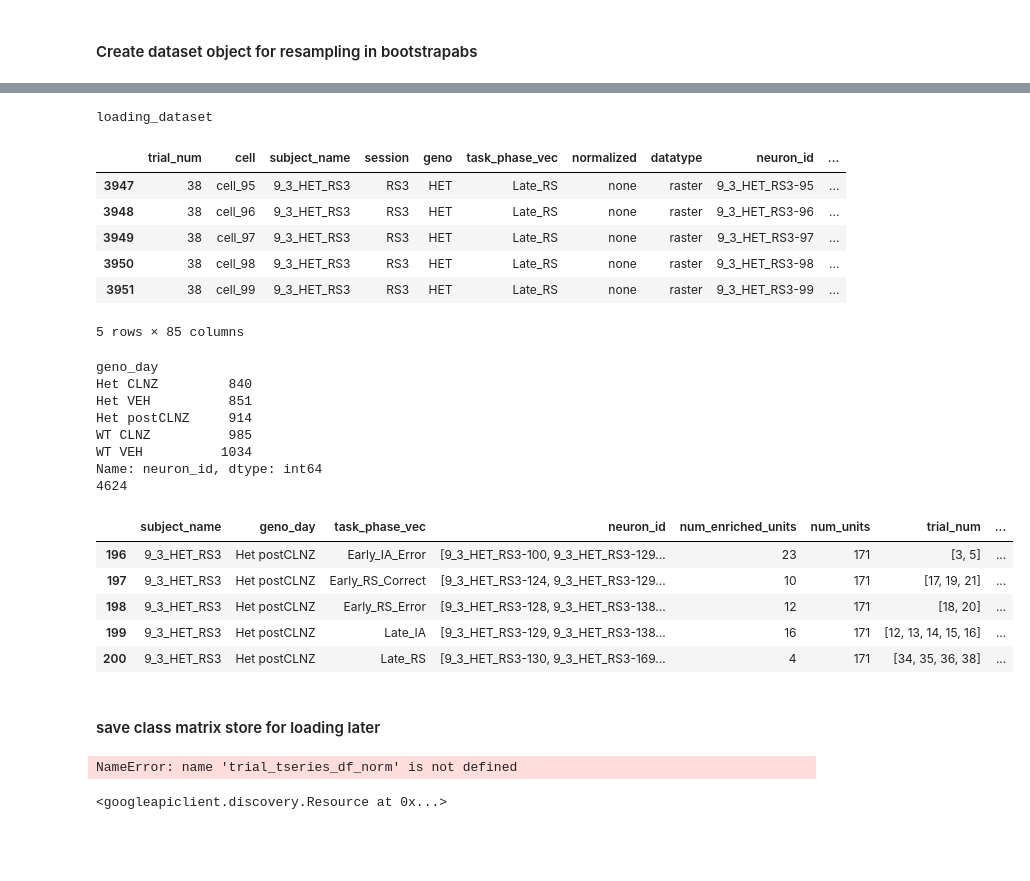
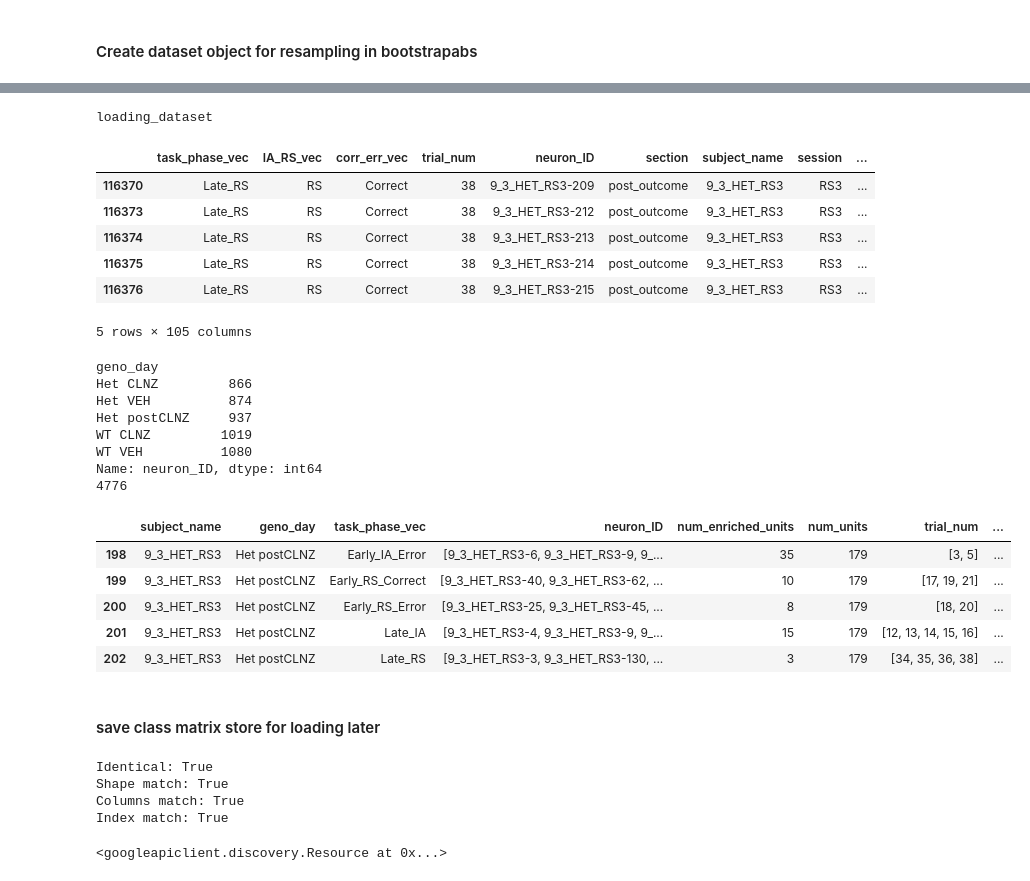
Before and after one commit to cjohnsoncruz/lightning_autoencoder, a Jupyter notebook: autoencoder_training_cloud_run_v2_streamline.ipynb, the cells around one changed output, grey strips where cells are left out. Cells and saved outputs as stored; diff of their text form; code cells hidden in the pictures; blank space fills up the shorter version.

```diff
--- a/autoencoder_training_cloud_run_v2_streamline.ipynb
+++ b/autoencoder_training_cloud_run_v2_streamline.ipynb
@@ -135,5 +143,16 @@ Created folder: /content/output//model_results/01_Jan_2026\
 # %%
-new_trial_df_filename = r"python-made_trial_timeseries_raster_2025-12-21 12.parquet"
+# new_trial_df_filename = r"python-made_trial_timeseries_raster_2025-12-21 12.parquet"
+# matlab 10K run:
+new_trial_df_filename = r'matlab-made_trial_timeseries_normalized_2026-01-31 17.parquet'
+use_new_dataset = True
+if use_new_dataset:
+    #if data is from new_dataset
+    subject_col = 'subject_name'
+    unit_ID_col = 'neuron_ID'
+else:
+    #if data is from old dataset:
+    subject_col = 'name'
+    unit_ID_col = 'unique_ID'
 # %%
 #declare loc/names of files to read
 load_dataset = True
@@ -146,38 +165,38 @@ if load_dataset:
 trial_tseries_df_norm.tail()
 # %% [output]
 loading_dataset
-|  | trial_num | cell | subject_name | session | geno | task_phase_vec | normalized | datatype | neuron_id | ... |
-| 3947 | 38 | cell_95 | 9_3_HET_RS3 | RS3 | HET | Late_RS | none | raster | 9_3_HET_RS3-95 | ... |
-| 3948 | 38 | cell_96 | 9_3_HET_RS3 | RS3 | HET | Late_RS | none | raster | 9_3_HET_RS3-96 | ... |
-| 3949 | 38 | cell_97 | 9_3_HET_RS3 | RS3 | HET | Late_RS | none | raster | 9_3_HET_RS3-97 | ... |
-| 3950 | 38 | cell_98 | 9_3_HET_RS3 | RS3 | HET | Late_RS | none | raster | 9_3_HET_RS3-98 | ... |
-| 3951 | 38 | cell_99 | 9_3_HET_RS3 | RS3 | HET | Late_RS | none | raster | 9_3_HET_RS3-99 | ... |
+|  | task_phase_vec | IA_RS_vec | corr_err_vec | trial_num | neuron_ID | section | subject_name | session | ... |
+| 116370 | Late_RS | RS | Correct | 38 | 9_3_HET_RS3-209 | post_outcome | 9_3_HET_RS3 | RS3 | ... |
+| 116373 | Late_RS | RS | Correct | 38 | 9_3_HET_RS3-212 | post_outcome | 9_3_HET_RS3 | RS3 | ... |
+| 116374 | Late_RS | RS | Correct | 38 | 9_3_HET_RS3-213 | post_outcome | 9_3_HET_RS3 | RS3 | ... |
+| 116375 | Late_RS | RS | Correct | 38 | 9_3_HET_RS3-214 | post_outcome | 9_3_HET_RS3 | RS3 | ... |
+| 116376 | Late_RS | RS | Correct | 38 | 9_3_HET_RS3-215 | post_outcome | 9_3_HET_RS3 | RS3 | ... |
-5 rows × 85 columns
+5 rows × 105 columns
 # %%
 #once loaded, derive info from metadata
 stage_names = sorted(trial_tseries_df_norm['task_phase_vec'].unique())#hardcode the stage_names (to not rely on the order of the 'unique() vector of the df
 numeric_col = get_numeric_cols_timeseries(trial_tseries_df_norm, " to ") #in external_functions.py
 # note informative stats for refernce later if necessary
-subject_stage_info_df = get_subject_stage_info_df(trial_tseries_df_norm, cell_id_name_col = 'neuron_id', subj_name_col = 'subject_name')#.rename({'neuron_id': "unique_ID"},axis = 1) # get subj level dfs
-n_total_units = trial_tseries_df_norm.groupby(by = 'geno_day')['neuron_id'].nunique()
+subject_stage_info_df = get_subject_stage_info_df(trial_tseries_df_norm, cell_id_name_col = unit_ID_col, subj_name_col = 'subject_name')#.rename({unit_ID_col: "unique_ID"},axis = 1) # get subj level dfs
+n_total_units = trial_tseries_df_norm.groupby(by = 'geno_day')[unit_ID_col].nunique()
 print(n_total_units)
 print(n_total_units.sum())
 subject_stage_info_df.tail()
 # %% [output]
 geno_day
-Het CLNZ         840
-Het VEH          851
-Het postCLNZ     914
-WT CLNZ          985
-WT VEH          1034
-Name: neuron_id, dtype: int64
-4624
+Het CLNZ         866
+Het VEH          874
+Het postCLNZ     937
+WT CLNZ         1019
+WT VEH          1080
+Name: neuron_ID, dtype: int64
+4776
-|  | subject_name | geno_day | task_phase_vec | neuron_id | num_enriched_units | num_units | trial_num | ... |
-| 196 | 9_3_HET_RS3 | Het postCLNZ | Early_IA_Error | [9_3_HET_RS3-100, 9_3_HET_RS3-129... | 23 | 171 | [3, 5] | ... |
-| 197 | 9_3_HET_RS3 | Het postCLNZ | Early_RS_Correct | [9_3_HET_RS3-124, 9_3_HET_RS3-129... | 10 | 171 | [17, 19, 21] | ... |
-| 198 | 9_3_HET_RS3 | Het postCLNZ | Early_RS_Error | [9_3_HET_RS3-128, 9_3_HET_RS3-138... | 12 | 171 | [18, 20] | ... |
-| 199 | 9_3_HET_RS3 | Het postCLNZ | Late_IA | [9_3_HET_RS3-129, 9_3_HET_RS3-138... | 16 | 171 | [12, 13, 14, 15, 16] | ... |
-| 200 | 9_3_HET_RS3 | Het postCLNZ | Late_RS | [9_3_HET_RS3-130, 9_3_HET_RS3-169... | 4 | 171 | [34, 35, 36, 38] | ... |
+|  | subject_name | geno_day | task_phase_vec | neuron_ID | num_enriched_units | num_units | trial_num | ... |
+| 198 | 9_3_HET_RS3 | Het postCLNZ | Early_IA_Error | [9_3_HET_RS3-6, 9_3_HET_RS3-9, 9_... | 35 | 179 | [3, 5] | ... |
+| 199 | 9_3_HET_RS3 | Het postCLNZ | Early_RS_Correct | [9_3_HET_RS3-40, 9_3_HET_RS3-62, ... | 10 | 179 | [17, 19, 21] | ... |
+| 200 | 9_3_HET_RS3 | Het postCLNZ | Early_RS_Error | [9_3_HET_RS3-25, 9_3_HET_RS3-45, ... | 8 | 179 | [18, 20] | ... |
+| 201 | 9_3_HET_RS3 | Het postCLNZ | Late_IA | [9_3_HET_RS3-4, 9_3_HET_RS3-9, 9_... | 15 | 179 | [12, 13, 14, 15, 16] | ... |
+| 202 | 9_3_HET_RS3 | Het postCLNZ | Late_RS | [9_3_HET_RS3-3, 9_3_HET_RS3-130, ... | 3 | 179 | [34, 35, 36, 38] | ... |
 # %% [markdown]
 #### save class matrix store for loading later
 # %%
@@ -233,8 +252,8 @@ def horzcat_all_trials_original(timeseries_df, tseries_cols, unit_col_name, drop
     return pd.concat(trial_slice_storage, axis=1)
 
 # Test
-result_orig = horzcat_all_trials_original(trial_tseries_df_norm, numeric_col,'neuron_id')
-result_opt = horzcat_all_trials(trial_tseries_df_norm, numeric_col,'neuron_id')
+result_orig = horzcat_all_trials_original(trial_tseries_df_norm, numeric_col,unit_ID_col)
+result_opt = horzcat_all_trials(trial_tseries_df_norm, numeric_col,unit_ID_col)
 
 print("Identical:", result_orig.equals(result_opt))
 print("Shape match:", result_orig.shape == result_opt.shape)
@@ -276,7 +295,10 @@ def make_dataset_matrix_store_only(phase_names,
                 ppop_data[e_phase][act_phase][geno_day] =current_ppop_draw
     return ppop_data
 # %% [output]
-NameError: name 'trial_tseries_df_norm' is not defined
+Identical: True
+Shape match: True
+Columns match: True
+Index match: True
 # %%
 from google.oauth2 import service_account
 from googleapiclient.discovery import build
```
Also changed, not shown: parts of 25 cells of this notebook, 9 other files.
